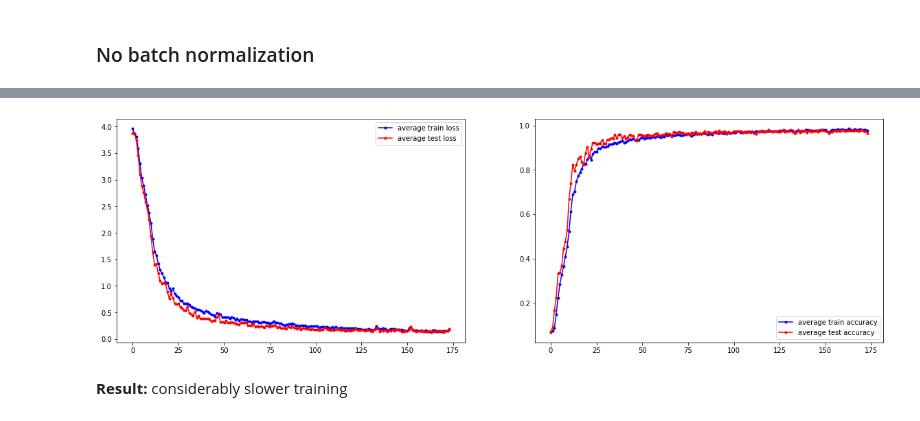
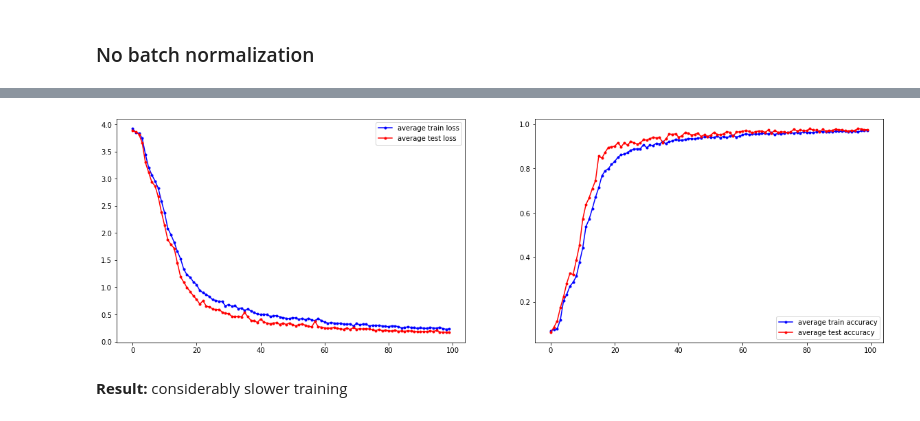
Before and after one commit to havaker/shapes-cnn, a Jupyter notebook: notebooks/Classification.ipynb, the cells around one changed output, grey strips where cells are left out. Cells and saved outputs as stored; diff of their text form; code cells hidden in the pictures.

```diff
--- a/notebooks/Classification.ipynb
+++ b/notebooks/Classification.ipynb
@@ -140,7 +142,7 @@ ClassificationNet(
 # %%
 problem = Classification(net_without_batchnorm, dataset_path="../data/extracted", device=device)
 
-problem.trainer.train(420, early_stop=10, verbose=False)
+problem.trainer.train(100, early_stop=10, verbose=False)
 
 print("Train loss =", problem.trainer.avg_train_losses[-1])
 print("Test loss =", problem.trainer.avg_test_losses[-1])
@@ -156,3 +158,3 @@ Test accuracy = 0.966
-[figure, old version]
+[figure, new version]
 # %% [markdown]
 **Result:** considerably slower training
```
Also changed, not shown: parts of 5 cells of this notebook, 1 other file.
